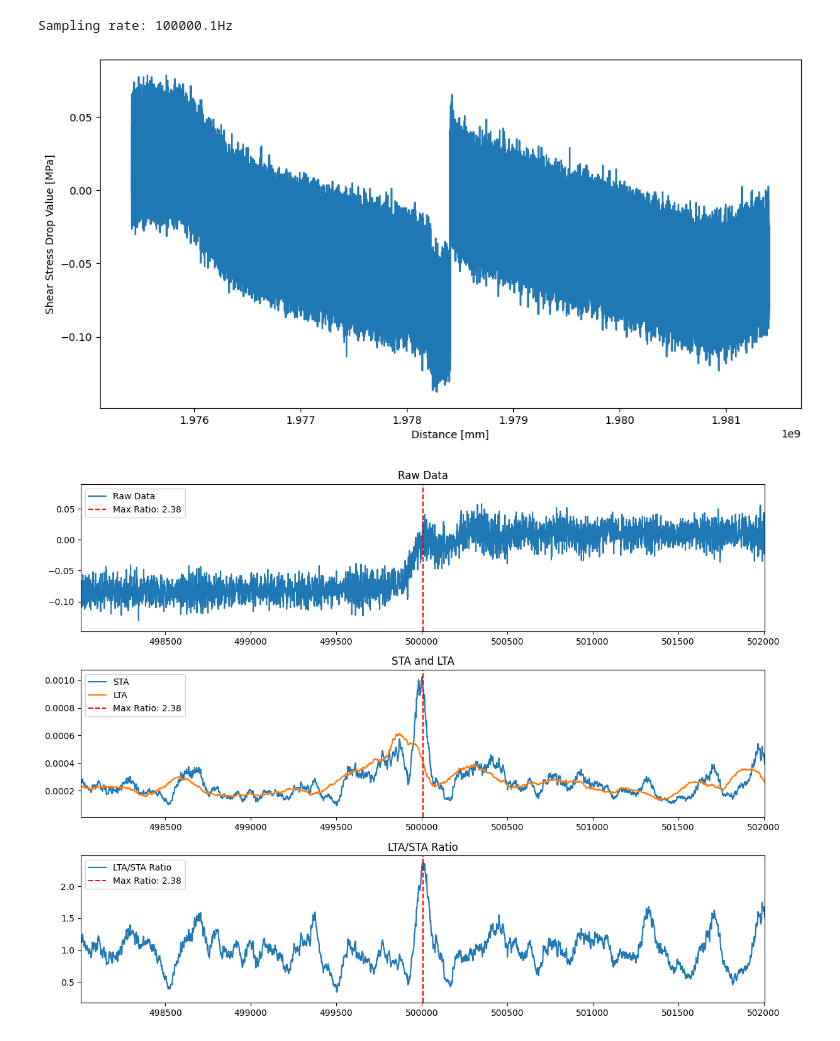
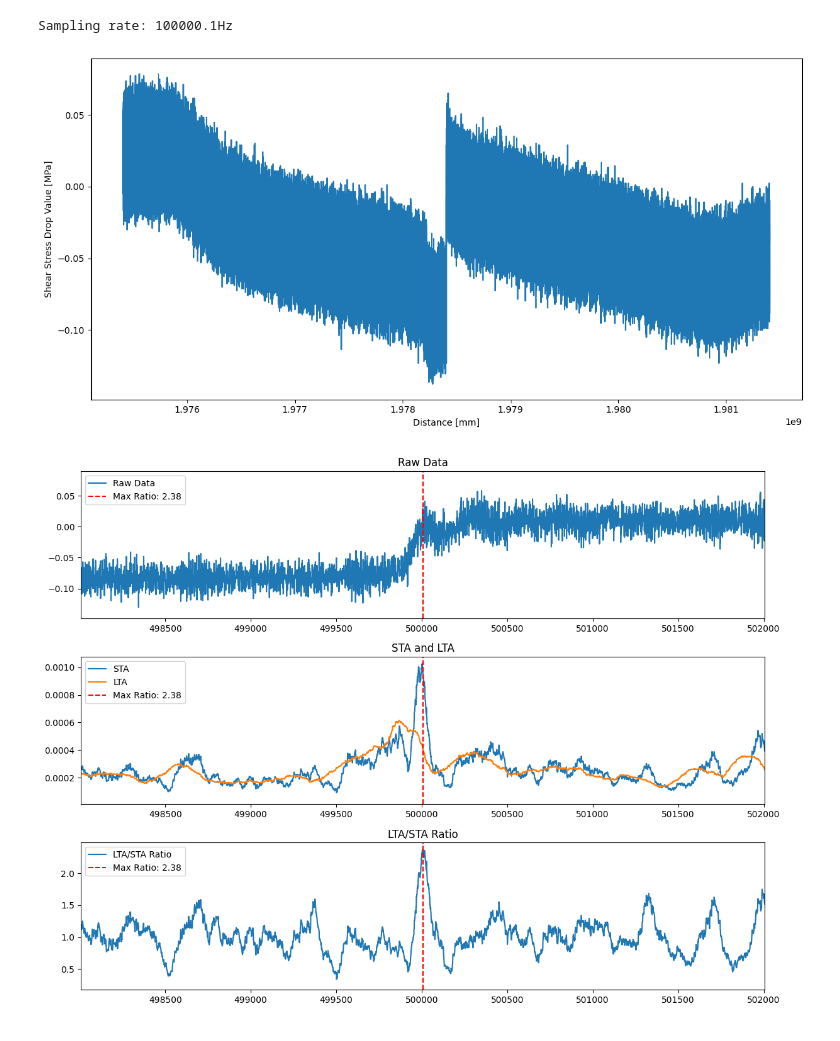
Before and after one commit to Gauss963/PSU-Dynamic-Strain, a Jupyter notebook: Code/p5972.ipynb, the cells around one changed output. Saved outputs shown, nothing was run; the diff lists cells and outputs as text; code cells hidden in the pictures.

```diff
--- a/Code/p5972.ipynb
+++ b/Code/p5972.ipynb
@@ -36,12 +36,13 @@ STRESS_MPA *= -1
 # %%
 plt.figure(figsize = (12, 6))
 plt.plot(DISTANCE, STRESS_MPA, label=r'$\epsilon_{xy}$')
 plt.xlabel('Distance [mm]')
 plt.ylabel('Shear Stress Drop Value [MPa]')
+plt.tight_layout()
 plt.savefig('../Plot/p5972_test1.pdf', dpi = 300)
 plt.show()
 # %% [output]
-[figure, old version]
+[figure, new version]
 # %%
 cutoff = 100
 FILTERED_STRESS_MPA = DataProcessor.highpass_filter(STRESS_MPA, cutoff, fs)
```
Also changed, not shown: 12 other files.
